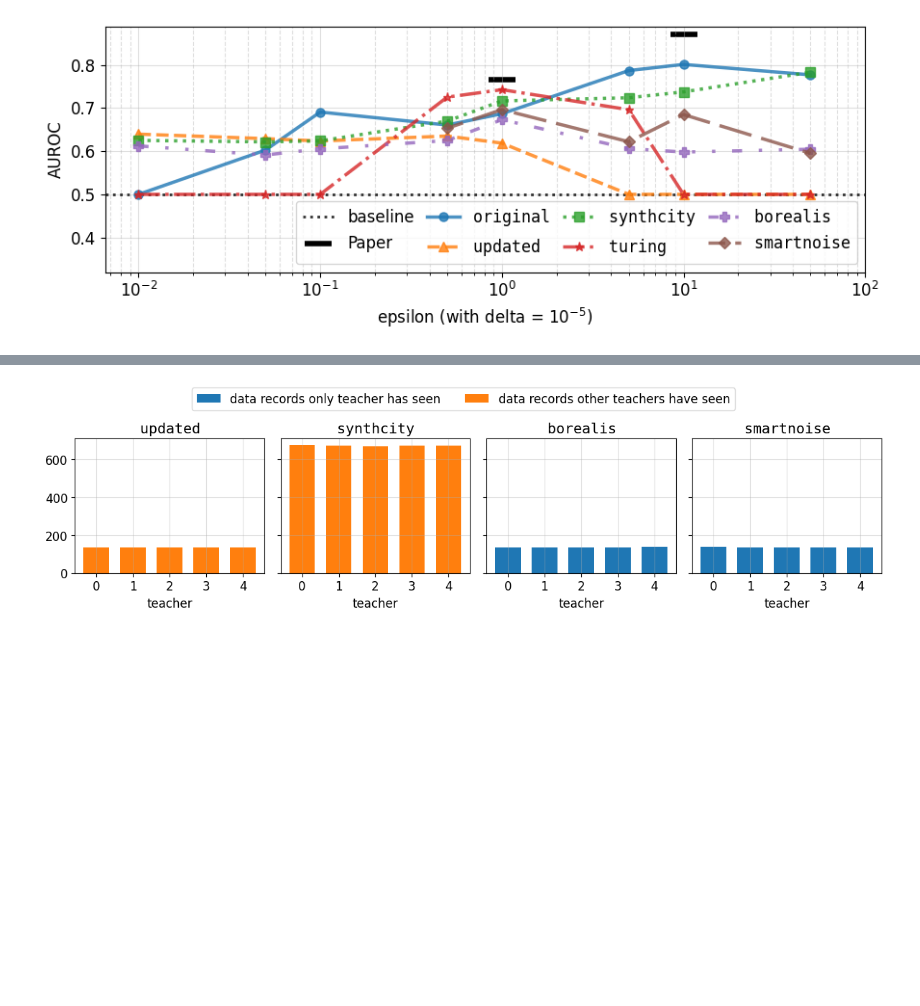
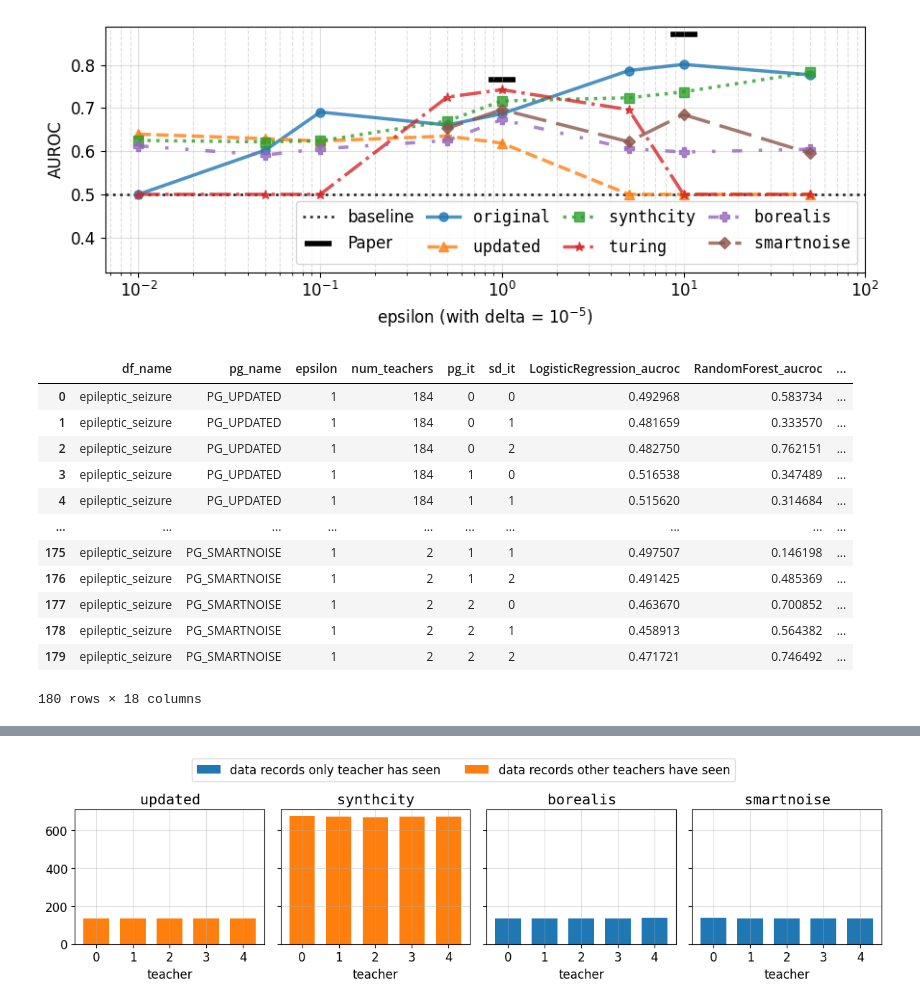
Before and after one commit to spalabucr/pategan-audit, a Jupyter notebook: code/nb_plot.ipynb, the cells around one changed output, grey strips where cells are left out. Drawn from its saved outputs; the diff is of its cells as text; code cells hidden in the pictures; blank space fills up the shorter version.

```diff
--- a/code/nb_plot.ipynb
+++ b/code/nb_plot.ipynb
@@ -247,3 +247,21 @@ fig.tight_layout()
 fig.show()
 # %% [output]
 [figure]
+# %%
+results_path = BASE_PATH / "utility" / "epileptic_seizure_results_1_teachers.pkl.gz"
+results_df = pd.read_pickle(results_path)
+results_df
+# %% [output]
+|  | df_name | pg_name | epsilon | num_teachers | pg_it | sd_it | LogisticRegression_aucroc | RandomForest_aucroc | ... |
+| 0 | epileptic_seizure | PG_UPDATED | 1 | 184 | 0 | 0 | 0.492968 | 0.583734 | ... |
+| 1 | epileptic_seizure | PG_UPDATED | 1 | 184 | 0 | 1 | 0.481659 | 0.333570 | ... |
+| 2 | epileptic_seizure | PG_UPDATED | 1 | 184 | 0 | 2 | 0.482750 | 0.762151 | ... |
+| 3 | epileptic_seizure | PG_UPDATED | 1 | 184 | 1 | 0 | 0.516538 | 0.347489 | ... |
+| 4 | epileptic_seizure | PG_UPDATED | 1 | 184 | 1 | 1 | 0.515620 | 0.314684 | ... |
+| ... | ... | ... | ... | ... | ... | ... | ... | ... | ... |
+| 175 | epileptic_seizure | PG_SMARTNOISE | 1 | 2 | 1 | 1 | 0.497507 | 0.146198 | ... |
+| 176 | epileptic_seizure | PG_SMARTNOISE | 1 | 2 | 1 | 2 | 0.491425 | 0.485369 | ... |
+| 177 | epileptic_seizure | PG_SMARTNOISE | 1 | 2 | 2 | 0 | 0.463670 | 0.700852 | ... |
+| 178 | epileptic_seizure | PG_SMARTNOISE | 1 | 2 | 2 | 1 | 0.458913 | 0.564382 | ... |
+| 179 | epileptic_seizure | PG_SMARTNOISE | 1 | 2 | 2 | 2 | 0.471721 | 0.746492 | ... |
+180 rows × 18 columns
```
Also changed, not shown: parts of 13 cells of this notebook, 29 other files.
